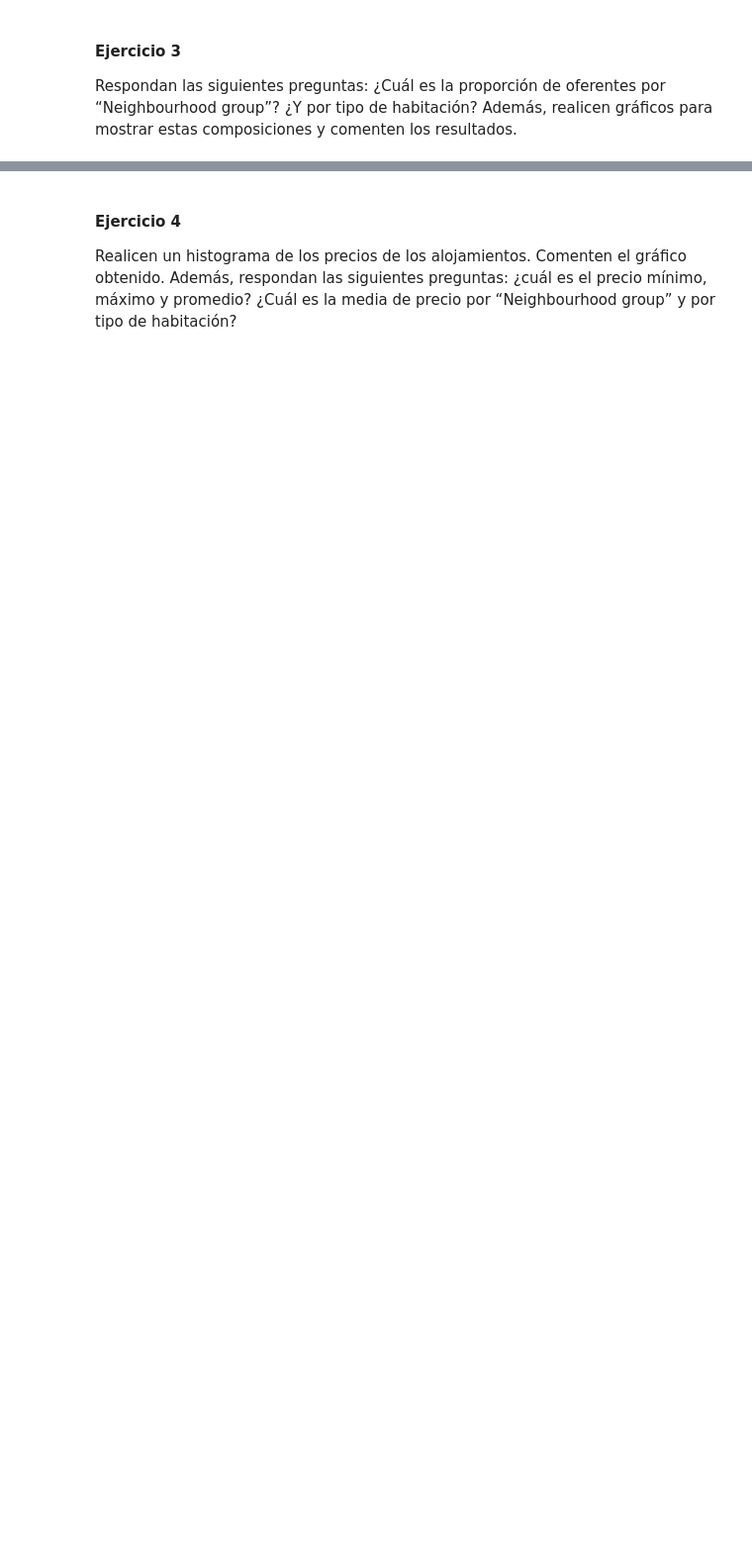
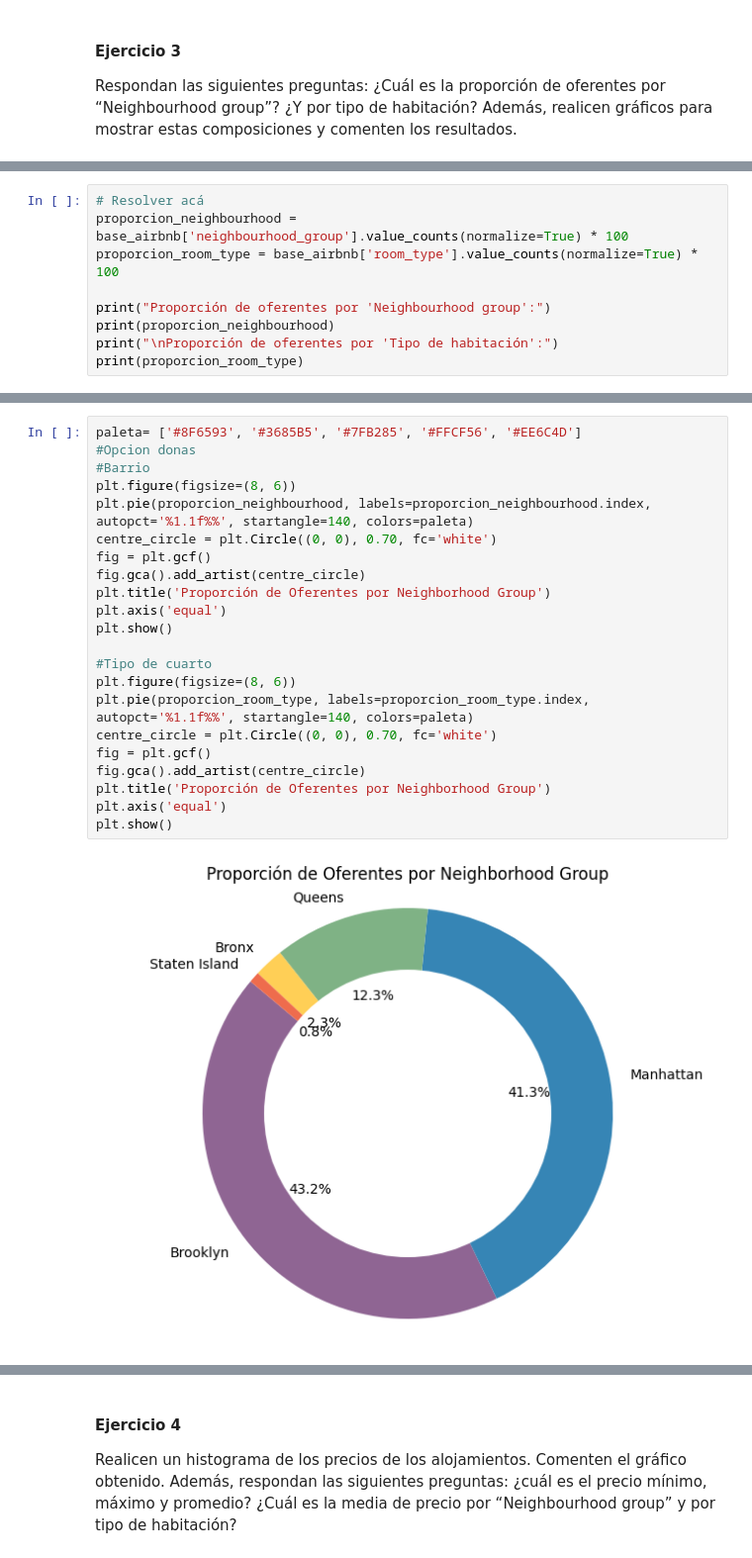
Before and after one commit to AngelaNavajas/CC408-T1-4, a Jupyter notebook: TP2 probar/TP2/TP2.ipynb, the cells around one changed output, grey strips where cells are left out. Shown at 99% size. Drawn from its saved outputs; the diff is of its cells as text; blank space fills up the shorter version.

```diff
--- a/TP2 probar/TP2/TP2.ipynb
+++ b/TP2 probar/TP2/TP2.ipynb
@@ -239,0 +271,9 @@ Respondan las siguientes preguntas: ¿Cuál es la proporción de oferentes por
+# %%
+# Resolver acá
+proporcion_neighbourhood = base_airbnb['neighbourhood_group'].value_counts(normalize=True) * 100
+proporcion_room_type = base_airbnb['room_type'].value_counts(normalize=True) * 100
+
+print("Proporción de oferentes por 'Neighbourhood group':")
+print(proporcion_neighbourhood)
+print("\nProporción de oferentes por 'Tipo de habitación':")
+print(proporcion_room_type)
@@ -239,0 +296,24 @@ Respondan las siguientes preguntas: ¿Cuál es la proporción de oferentes por
+# %%
+paleta= ['#8F6593', '#3685B5', '#7FB285', '#FFCF56', '#EE6C4D']
+#Opcion donas
+#Barrio
+plt.figure(figsize=(8, 6))
+plt.pie(proporcion_neighbourhood, labels=proporcion_neighbourhood.index, autopct='%1.1f%%', startangle=140, colors=paleta)
+centre_circle = plt.Circle((0, 0), 0.70, fc='white')
+fig = plt.gcf()
+fig.gca().add_artist(centre_circle)
+plt.title('Proporción de Oferentes por Neighborhood Group')
+plt.axis('equal')
+plt.show()
+
+#Tipo de cuarto
+plt.figure(figsize=(8, 6))
+plt.pie(proporcion_room_type, labels=proporcion_room_type.index, autopct='%1.1f%%', startangle=140, colors=paleta)
+centre_circle = plt.Circle((0, 0), 0.70, fc='white')
+fig = plt.gcf()
+fig.gca().add_artist(centre_circle)
+plt.title('Proporción de Oferentes por Neighborhood Group')
+plt.axis('equal')
+plt.show()
+# %% [output]
+[figure, added]
```
Also changed, not shown: parts of 15 cells of this notebook.
